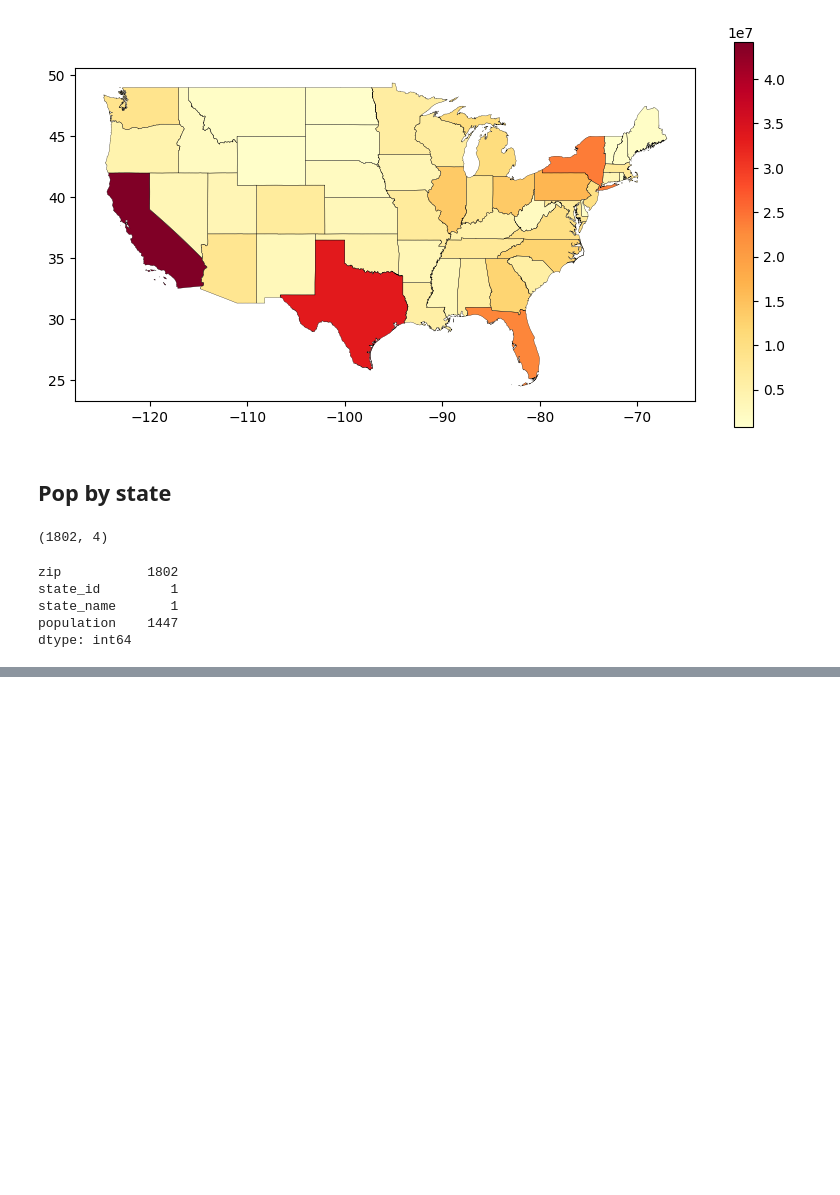
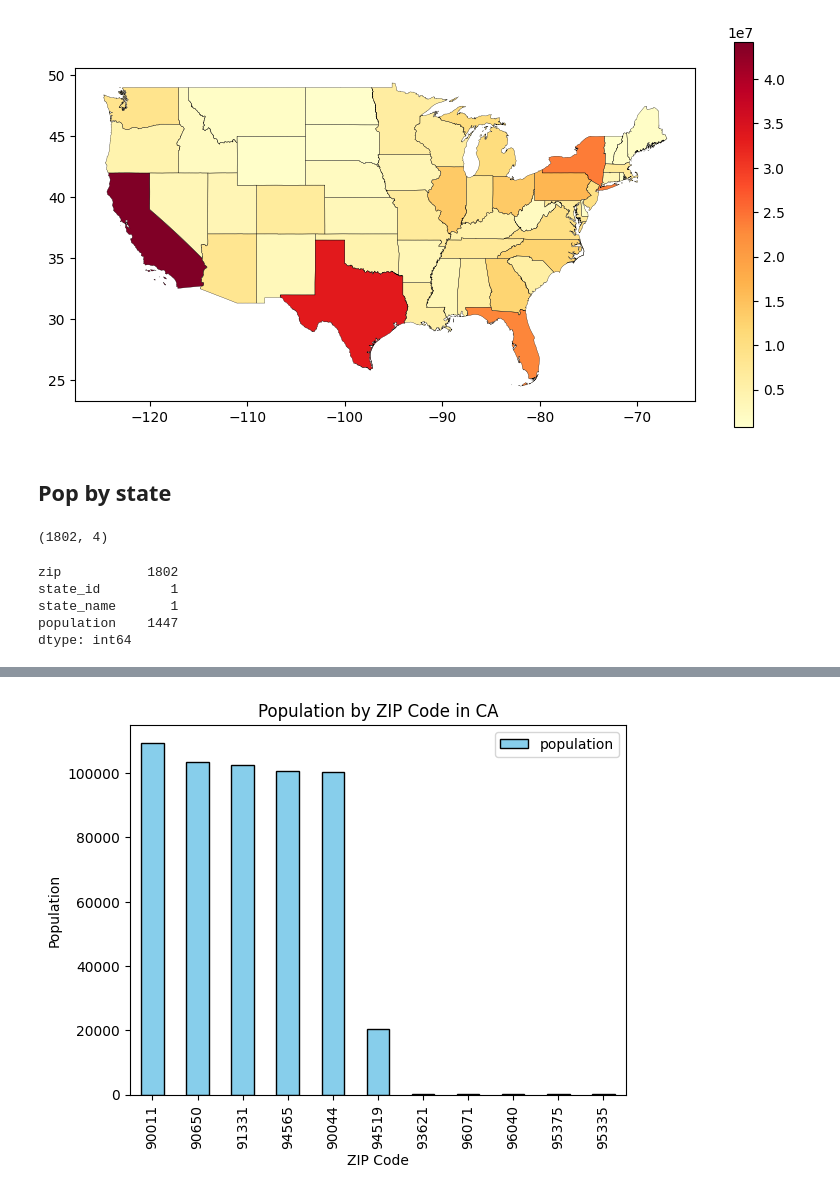
Before and after one commit to ZCWDataSixZero/ExploreZipCodeData_PySpark, a Jupyter notebook: Individual notebooks/k_analysis.ipynb, the cells around one changed output, grey strips where cells are left out. Drawn from its saved outputs; the diff is of its cells as text; code cells hidden in the pictures; blank space fills up the shorter version.

```diff
--- a/Individual notebooks/k_analysis.ipynb
+++ b/Individual notebooks/k_analysis.ipynb
@@ -167,3 +179,25 @@ state_id         1
 state_name       1
 population    1447
 dtype: int64
+# %%
+ca_zip_df_shorted = ca_zip_df.orderBy(col('population').desc())
+# Select the top 2 rows
+top_2 = ca_zip_df_shorted.limit(5)
+
+# Select the bottom 2 rows
+# where the population is greater than 0 to avoid empty rows
+bottom_2 = ca_zip_df_shorted.where(col('population') > 0).orderBy(col('population').asc()).limit(5)
+
+# Calculate the middle row index
+total_rows = ca_zip_df_shorted.count()
+middle_index = total_rows // 2
+
+# Select the middle row(s)
+# had to convert to pandas to use tail to get that last row
+# because pyspark doesn't have a direct way to get the middle row
+middle_rows = ca_zip_df_shorted.orderBy(col('population').desc()).limit(middle_index + 1).toPandas().tail(1)
+
+
+ca_new = pd.concat([top_2.toPandas(), middle_rows, bottom_2.toPandas()], ignore_index=True)
+
+ca_new
@@ -169,0 +217,8 @@ dtype: int64
+# %%
+
+ca_new.plot(x='zip', y='population', kind='bar', title='Population by ZIP Code in CA', color='skyblue', edgecolor='black')
+plt.xlabel('ZIP Code')
+plt.ylabel('Population')
+plt.show()
+# %% [output]
+[figure, added]
```
Also changed, not shown: parts of 12 cells of this notebook.
